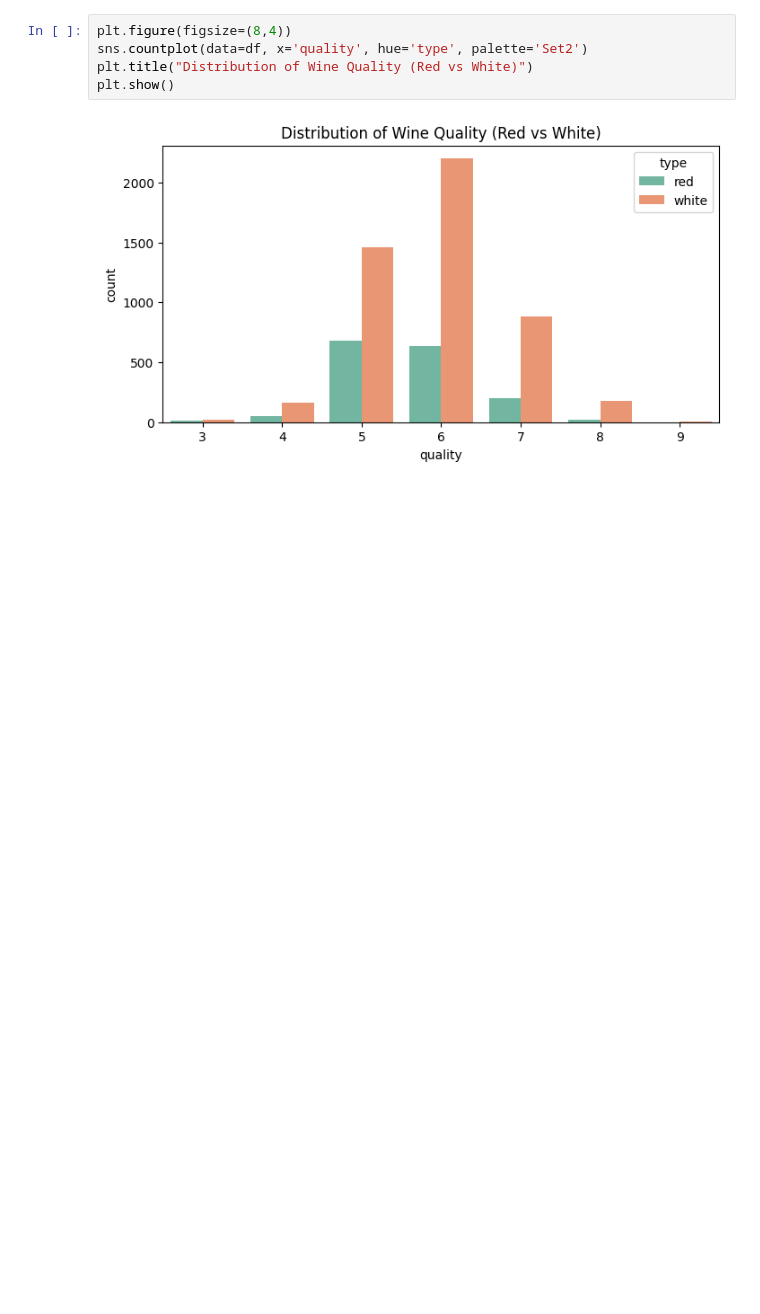
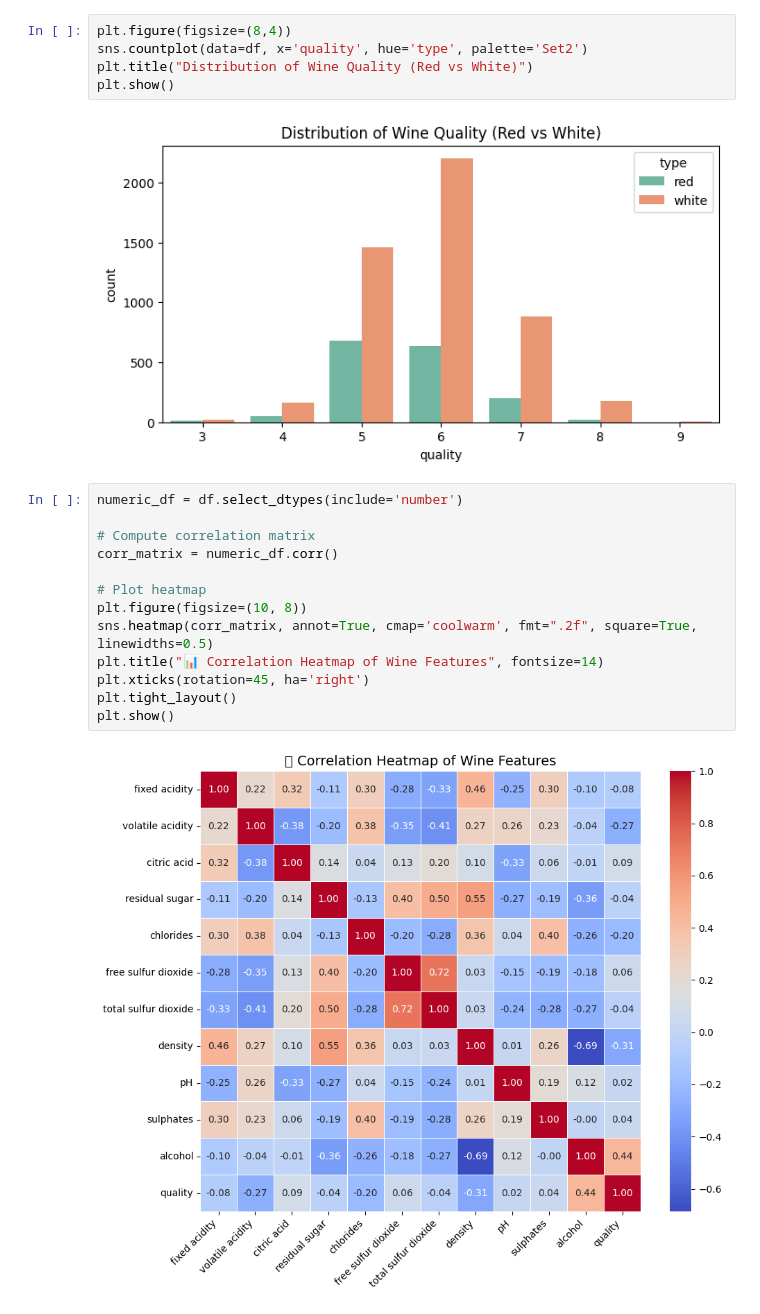
Before and after one commit to ARUNAGIRINATHAN-K/wine-quality-analysis, a Jupyter notebook: notebooks/wine_eda_visualization.ipynb, the cells around one changed output. Saved outputs shown, nothing was run; the diff lists cells and outputs as text; blank space fills up the shorter version.

Commit message:
Correlation

```diff
--- a/notebooks/wine_eda_visualization.ipynb
+++ b/notebooks/wine_eda_visualization.ipynb
@@ -62,3 +62,18 @@ plt.title("Distribution of Wine Quality (Red vs White)")
 plt.show()
 # %% [output]
 [figure]
+# %%
+numeric_df = df.select_dtypes(include='number')
+
+# Compute correlation matrix
+corr_matrix = numeric_df.corr()
+
+# Plot heatmap
+plt.figure(figsize=(10, 8))
+sns.heatmap(corr_matrix, annot=True, cmap='coolwarm', fmt=".2f", square=True, linewidths=0.5)
+plt.title("📊 Correlation Heatmap of Wine Features", fontsize=14)
+plt.xticks(rotation=45, ha='right')
+plt.tight_layout()
+plt.show()
+# %% [output]
+[figure, added]
```
